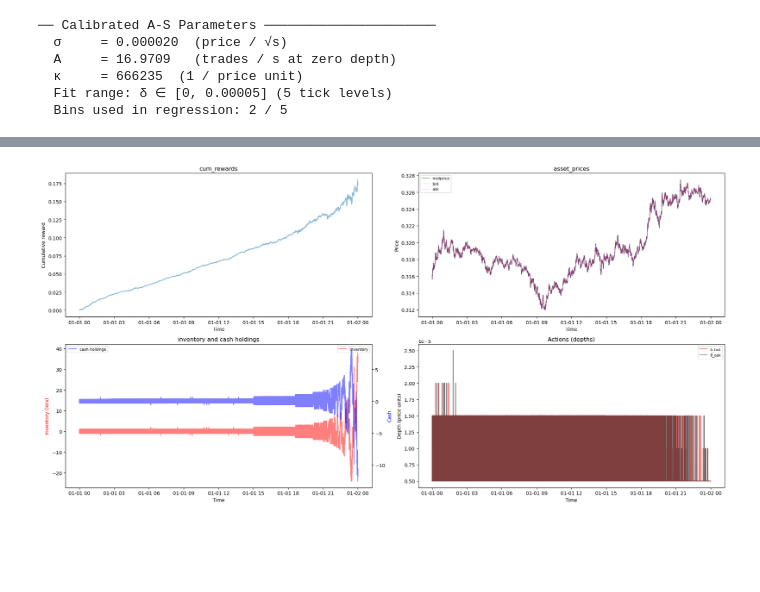
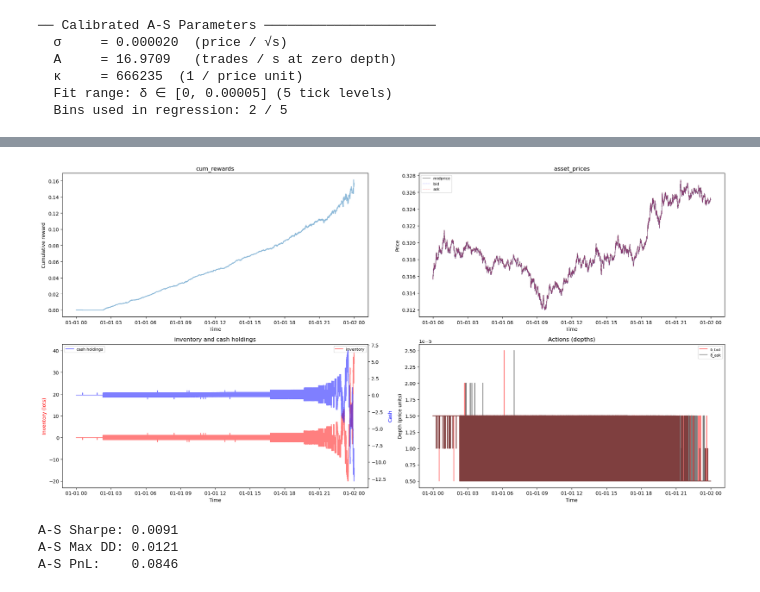
Before and after one commit to AA-ron2/Thesis_AI4T, a Jupyter notebook: notebooks/testbook.ipynb, the cells around one changed output, grey strips where cells are left out. Drawn from its saved outputs; the diff is of its cells as text; code cells hidden in the pictures; blank space fills up the shorter version.

Commit message:
Updating 30 baselin
Updating 30 baseline to calculate daily metrics using calibrated and tuned parameters. Also added tuning of gamma and calibration of A and k 2 notebooks.

```diff
--- a/notebooks/testbook.ipynb
+++ b/notebooks/testbook.ipynb
@@ -66,7 +66,7 @@ best_gamma, study = tune_gamma(
     sigma=sigma, kappa=kappa, A=A,
     tick_size=tick, Q_MAX=Q_MAX,
     gamma_range=(0.001, 1.0),
-    n_trials=5, num_trajectories=50,
+    n_trials=20, num_trajectories=20,
 )
 print(f"Using γ = {best_gamma:.6f}")
 
@@ -91,15 +102,28 @@ Reward scale: 3.3581
 # %%
 as_agent = AvellanedaStoikovAgent(best_gamma, sigma, kappa, T_sec, tick)
 
 # Single trajectory with timestamps
 env_as = TradingEnvironment(
     model_dynamics=LimitOrderModelDynamics(
         midprice_model=MarketReplayMidpriceModel(S, dt_sec, 1),
         arrival_model=PoissonArrivalModel(np.array([A, A]), 1, use_linear_approximation=False),
         fill_probability_model=ExponentialFillFunction(kappa, 1),
     ),
     reward_function=PnLReward(), max_inventory=Q_MAX,
 )
 plot_trajectory(env_as, as_agent, seed=42, datetime_index=dt_index)
+
+# Metrics
+as_stats = fast_simulate(
+    midprices=S, dt_array=dt_sec, gamma=0.419, sigma=sigma,
+    kappa=kappa, A=A, terminal_time=T_sec, tick_size=tick, Q_MAX=Q_MAX,
+    num_trajectories=50, seed=42, use_linear_approximation=False,
+)
+print(f"A-S Sharpe: {as_stats['sharpe'].mean():.4f}")
+print(f"A-S Max DD: {as_stats['max_drawdown'].mean():.4f}")
+print(f"A-S PnL:    {as_stats['total_pnl'].mean():.4f}")
 # %% [output]
-[figure, old version]
+[figure, new version]
+A-S Sharpe: 0.0091
+A-S Max DD: 0.0121
+A-S PnL:    0.0846
```
Also changed, not shown: parts of 1 cell of this notebook, 1 other file.
